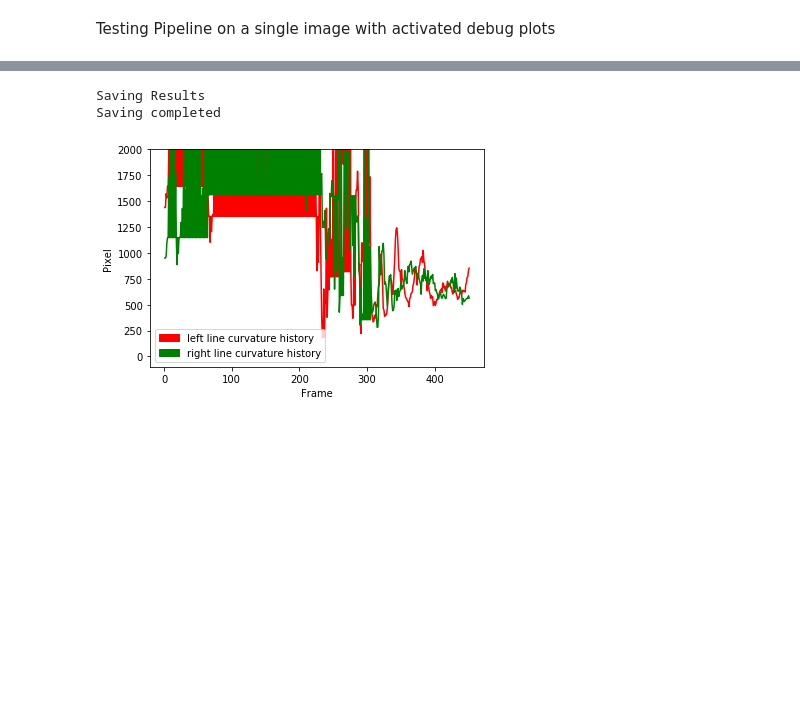
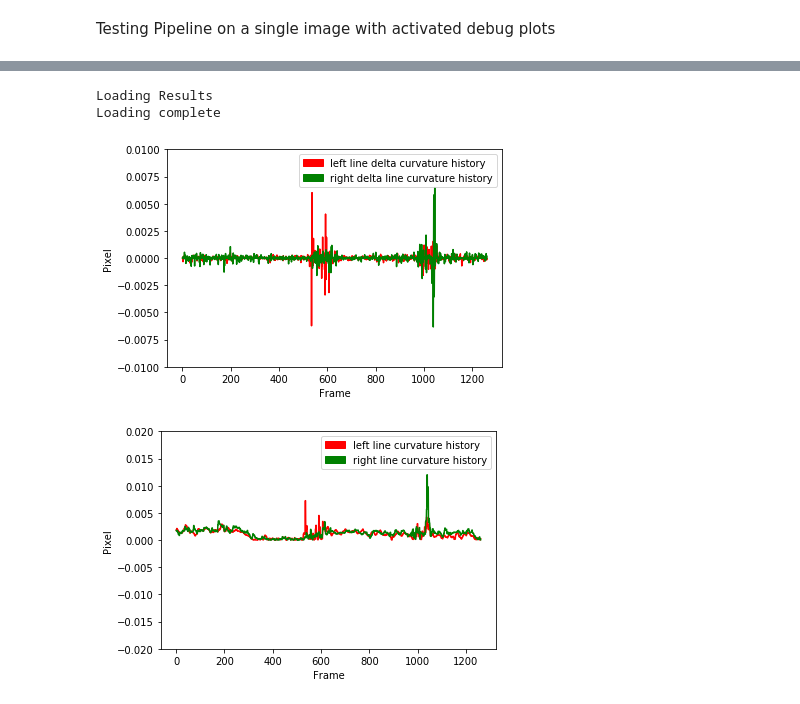
Before and after one commit to einrob/ALF, a Jupyter notebook: alf.ipynb, the cells around one changed output, grey strips where cells are left out. Cells and saved outputs as stored; diff of their text form; code cells hidden in the pictures; blank space fills up the shorter version.

```diff
--- a/alf.ipynb
+++ b/alf.ipynb
@@ -1175,7 +1433,10 @@ Wall time: 4min 31s
 # %%
-%matplotlib qt
+ %matplotlib qt
 
-save = True
+
+
+
+save = False
 if save == False:
     #importing some useful packages
     import matplotlib.pyplot as plt
@@ -1196,40 +1457,63 @@ if save == False:
 
 if save == True:
     print("Saving Results")
-    f = open('curvature_plot.pkl', 'wb')
+    f = open('curvature_plot_3.pkl', 'wb')
     ret_dump = False
     ret_dump = pickle.dump([left_line.curvature_history, \
                             right_line.curvature_history, \
                             left_line.cuvature_change_history, \
                             right_line.cuvature_change_history,\
                             frame], f)
     f.close()
     print("Saving completed")
 else:
      # Loading calibration
     print("Loading Results")
-    f = open('curvature_plot.pkl', 'rb')
+    f = open('curvature_plot_CURVATURE_DELTA_THRESHOLD_FULL_VIDEO.pkl', 'rb')
     left_line.curvature_history, \
     right_line.curvature_history, \
     left_line.cuvature_change_history, \
     right_line.cuvature_change_history,\
     frame = pickle.load(f)
     f.close()
     print("Loading complete")
 
 
+
+
+
+fig = plt.figure()
+red_patch = mpatches.Patch(color='red', label='left line delta curvature history')
+green_patch = mpatches.Patch(color='green', label='right delta line curvature history')
+plt.legend(handles=[red_patch, green_patch])
+axes = plt.gca()
+axes.set_ylim([-0.010,0.010])
+plt.ylabel('Pixel')
+plt.xlabel('Frame')
+
+plt.plot(frame, left_line.cuvature_change_history, 'r', frame, right_line.cuvature_change_history, 'g')
+plt.show()
+
+
+
+
+
+
+
+
 fig = plt.figure()
 red_patch = mpatches.Patch(color='red', label='left line curvature history')
 green_patch = mpatches.Patch(color='green', label='right line curvature history')
 plt.legend(handles=[red_patch, green_patch])
 axes = plt.gca()
-axes.set_ylim([-100,2000])
+axes.set_ylim([-0.020,0.020])
 plt.ylabel('Pixel')
 plt.xlabel('Frame')
 
 plt.plot(frame, left_line.curvature_history, 'r', frame, right_line.curvature_history, 'g')
 plt.show()
 # %% [output]
-Saving Results
-Saving completed
+Loading Results
+Loading complete
-[figure, old version]
+[figure, new version]
+[figure, added]
```
Also changed, not shown: parts of 4 cells of this notebook.
